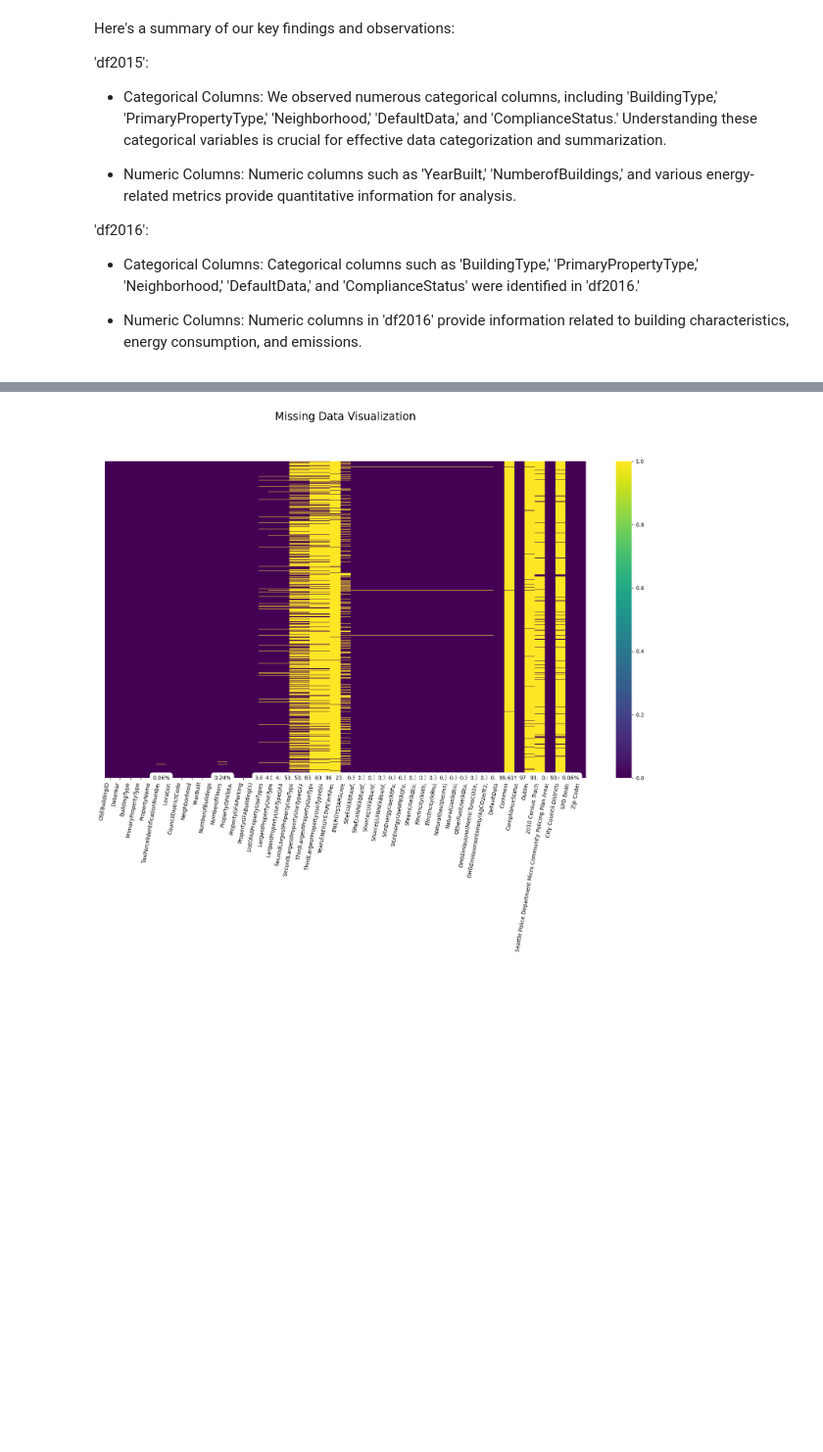
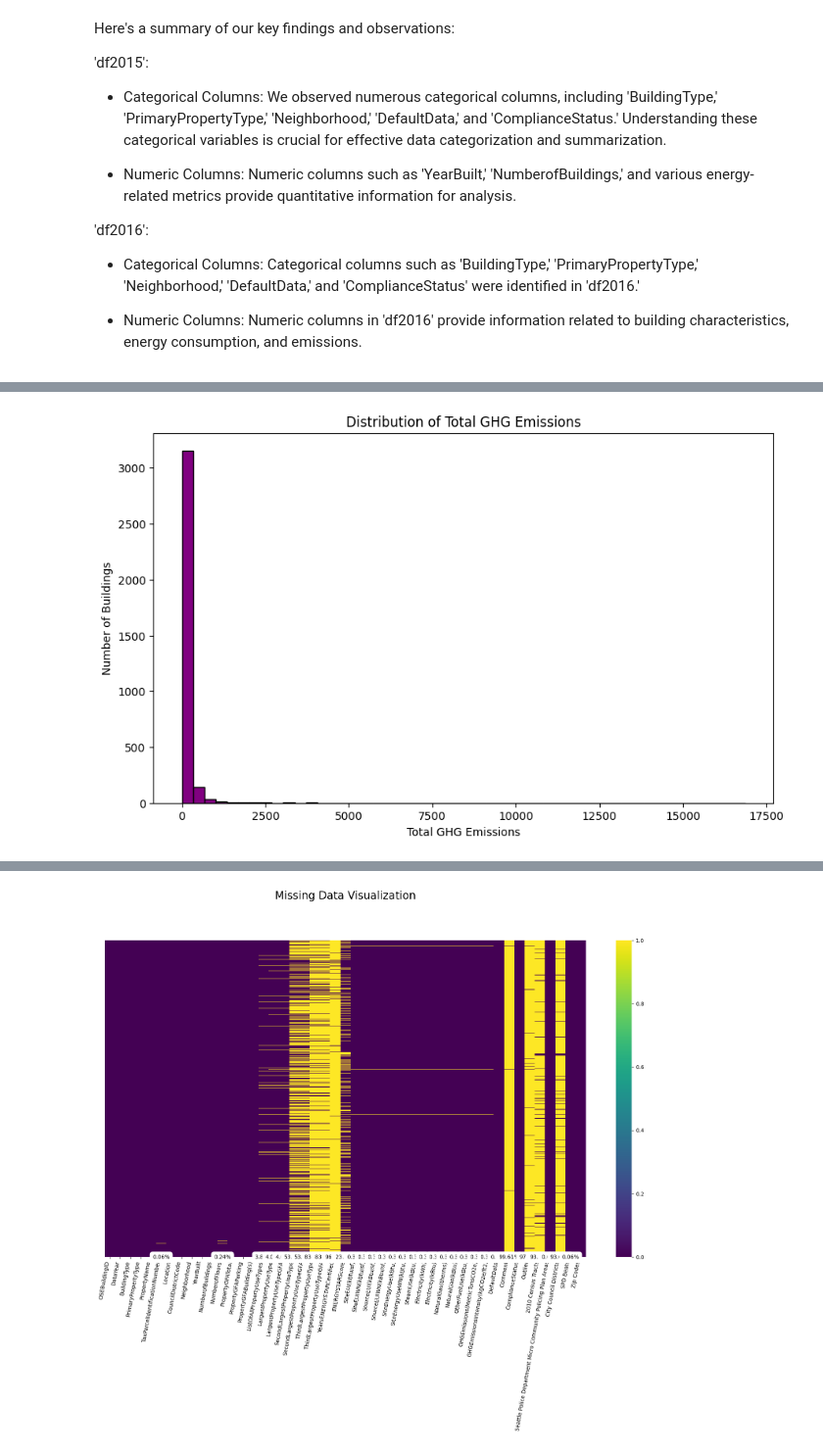
Before and after one commit to MahmoudMans/Team3_power_consumption, a Jupyter notebook: Team3_power_consumption.ipynb, the cells around one changed output, grey strips where cells are left out. Shown at 98% size. Saved outputs shown, nothing was run; the diff lists cells and outputs as text; code cells hidden in the pictures; blank space fills up the shorter version.

```diff
--- a/Team3_power_consumption.ipynb
+++ b/Team3_power_consumption.ipynb
@@ -281,0 +319,9 @@ Here's a summary of our key findings and observations:
+# %%
+plt.figure(figsize=(10,6))
+plt.hist(df2016['TotalGHGEmissions'], bins=50, color='purple', edgecolor='black')
+plt.title('Distribution of Total GHG Emissions')
+plt.xlabel('Total GHG Emissions')
+plt.ylabel('Number of Buildings')
+plt.show()
+# %% [output]
+[figure, added]
```
Also changed, not shown: parts of 22 cells of this notebook.
